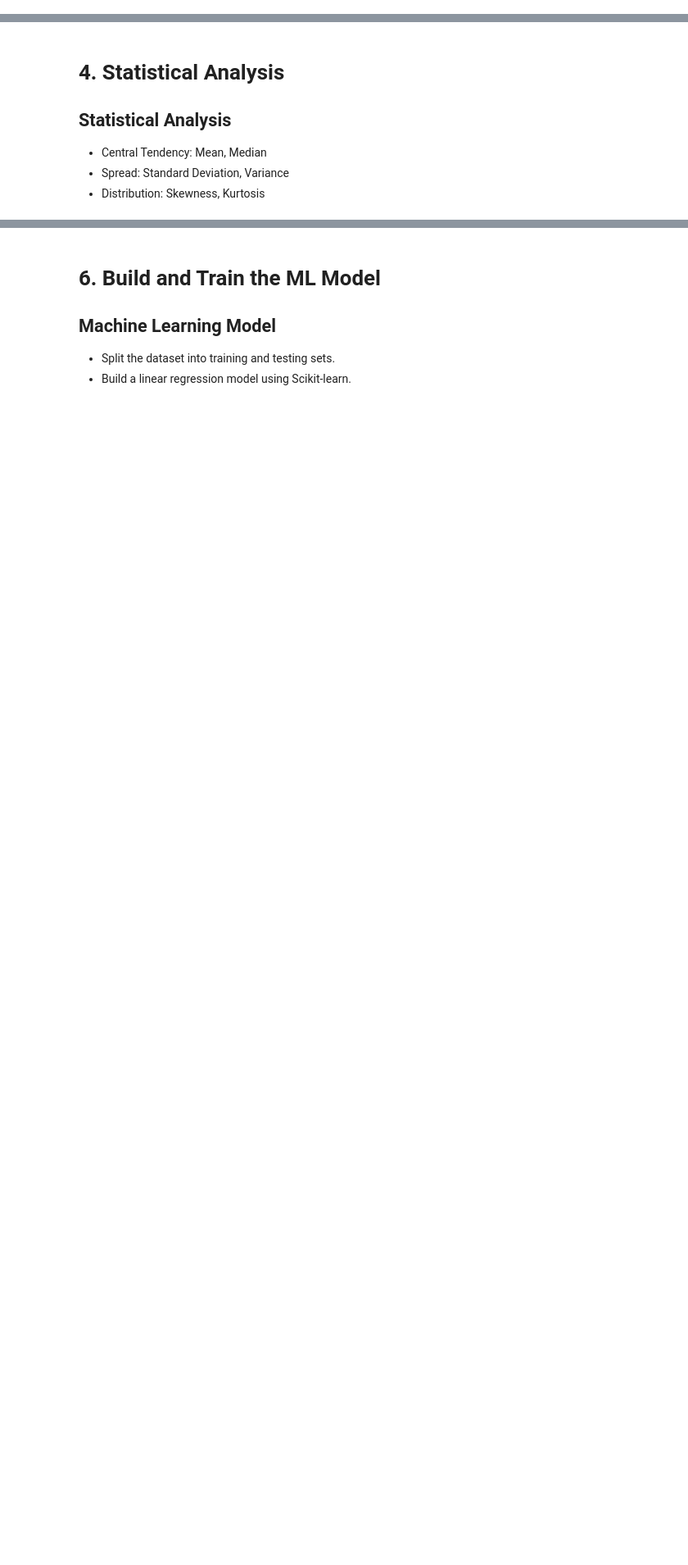
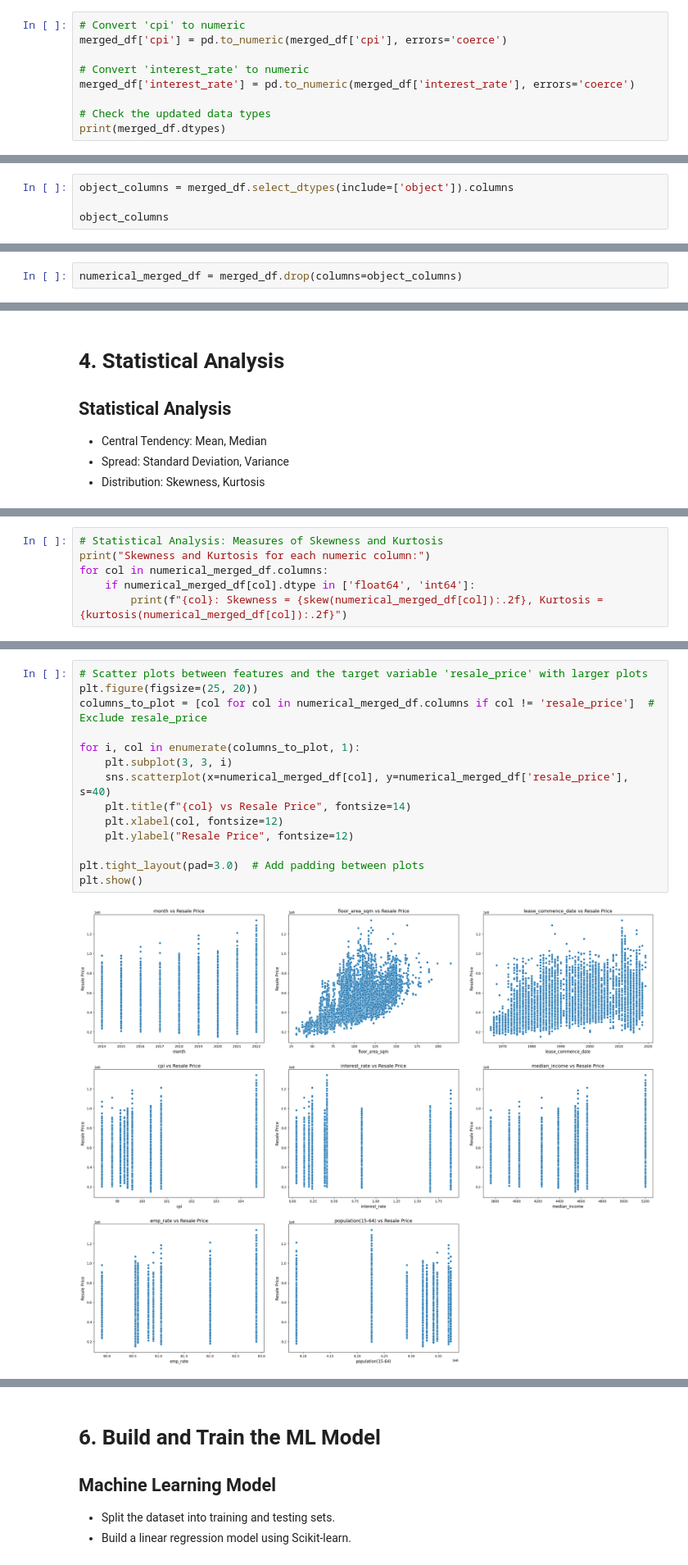
Before and after one commit to zayLatt25/data-science, a Jupyter notebook: datascience.ipynb, the cells around one changed output, grey strips where cells are left out. Shown at 82% size. Saved outputs shown, nothing was run; the diff lists cells and outputs as text; blank space fills up the shorter version.

```diff
--- a/datascience.ipynb
+++ b/datascience.ipynb
@@ -628,0 +781,9 @@ except Exception as e:
+# %%
+# Convert 'cpi' to numeric
+merged_df['cpi'] = pd.to_numeric(merged_df['cpi'], errors='coerce')
+
+# Convert 'interest_rate' to numeric
+merged_df['interest_rate'] = pd.to_numeric(merged_df['interest_rate'], errors='coerce')
+
+# Check the updated data types
+print(merged_df.dtypes)
@@ -628,0 +829,4 @@ except Exception as e:
+# %%
+object_columns = merged_df.select_dtypes(include=['object']).columns
+
+object_columns
@@ -628,0 +835,2 @@ except Exception as e:
+# %%
+numerical_merged_df = merged_df.drop(columns=object_columns)
@@ -647,0 +874,6 @@ NameError: name 'data' is not defined
+# %%
+# Statistical Analysis: Measures of Skewness and Kurtosis
+print("Skewness and Kurtosis for each numeric column:")
+for col in numerical_merged_df.columns:
+    if numerical_merged_df[col].dtype in ['float64', 'int64']:
+        print(f"{col}: Skewness = {skew(numerical_merged_df[col]):.2f}, Kurtosis = {kurtosis(numerical_merged_df[col]):.2f}")
@@ -652,0 +908,16 @@ Visualize key data trends using graphs.
+# %%
+# Scatter plots between features and the target variable 'resale_price' with larger plots
+plt.figure(figsize=(25, 20))
+columns_to_plot = [col for col in numerical_merged_df.columns if col != 'resale_price']  # Exclude resale_price
+
+for i, col in enumerate(columns_to_plot, 1):
+    plt.subplot(3, 3, i)
+    sns.scatterplot(x=numerical_merged_df[col], y=numerical_merged_df['resale_price'], s=40)
+    plt.title(f"{col} vs Resale Price", fontsize=14)
+    plt.xlabel(col, fontsize=12)
+    plt.ylabel("Resale Price", fontsize=12)
+
+plt.tight_layout(pad=3.0)  # Add padding between plots
+plt.show()
+# %% [output]
+[figure, added]
```
Also changed, not shown: parts of 72 cells of this notebook.
